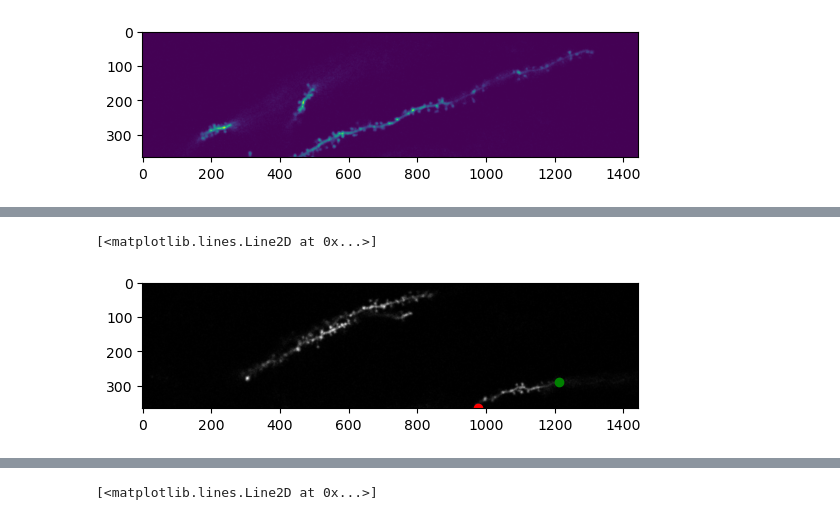
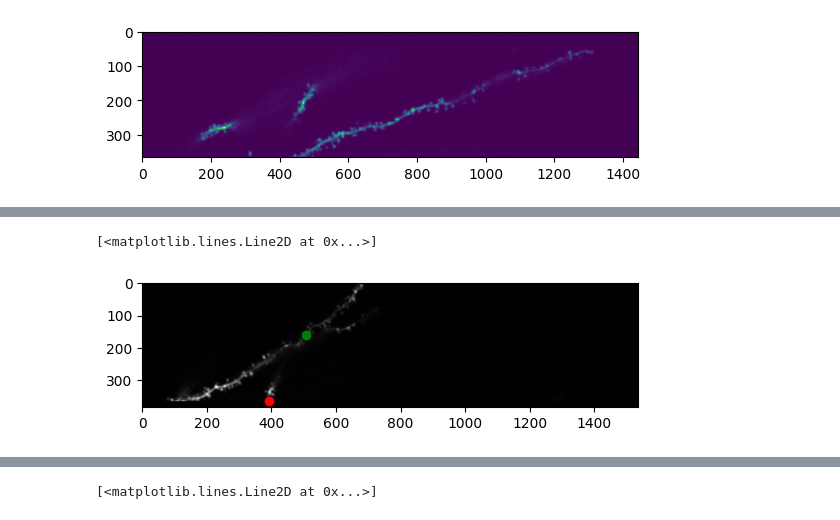
Before and after one commit to nipunarora8/brightest-path-lib, a Jupyter notebook: brightest_path_test.ipynb, the cells around one changed output, grey strips where cells are left out. Cells and saved outputs as stored; diff of their text form; code cells hidden in the pictures.

```diff
--- a/brightest_path_test.ipynb
+++ b/brightest_path_test.ipynb
@@ -4,6 +4,8 @@ import numpy as np
 benchmark = np.asarray(io.imread(r'../../DeepD3_Benchmark.tif'))
 # %%
 import matplotlib.pyplot as plt
+# %%
+benchmark = (benchmark - benchmark.min()) / (benchmark.max() - benchmark.min())
 # %%
 plt.imshow(benchmark[35])
 # %% [output]
@@ -13,6 +49,8 @@ plt.imshow(benchmark[35])
 from skimage import data
 import matplotlib.pyplot as plt
 #
-image = benchmark
-plt.imshow(image[54], cmap='gray')
+image, padding, original_size = pad_image_for_patches(benchmark, patch_size=128)
+plt.figure(figsize=(20, 10))
+print(image.shape)
+plt.imshow(image[20], cmap='magma')
 # %% [output]
@@ -21,16 +60,16 @@ plt.imshow(image[54], cmap='gray')
 # %%
 import numpy as np
 
-start_point = np.array([12, 289, 1213]) # [y, x] or [z,x,y]
-end_point = np.array([19, 365, 977])
+start_point = np.array([32, 161, 506]) # [y, x] or [z,x,y]
+end_point = np.array([62,364, 392])
 
 # let's show the start and end points
-plt.imshow(image[15], cmap='gray')
+plt.imshow(image[55], cmap='gray')
 plt.plot(start_point[2], start_point[1], 'og')
 plt.plot(end_point[2], end_point[1], 'or')
 # %% [output]
 [<matplotlib.lines.Line2D at 0x...>]
-[figure, old version]
+[figure, new version]
 # %%
 from brightest_path_lib.algorithm import BidirectionalAStarSearch
 search_algorithm = BidirectionalAStarSearch(image, start_point=start_point, goal_point=end_point)
```
Also changed, not shown: parts of 15 cells of this notebook.
